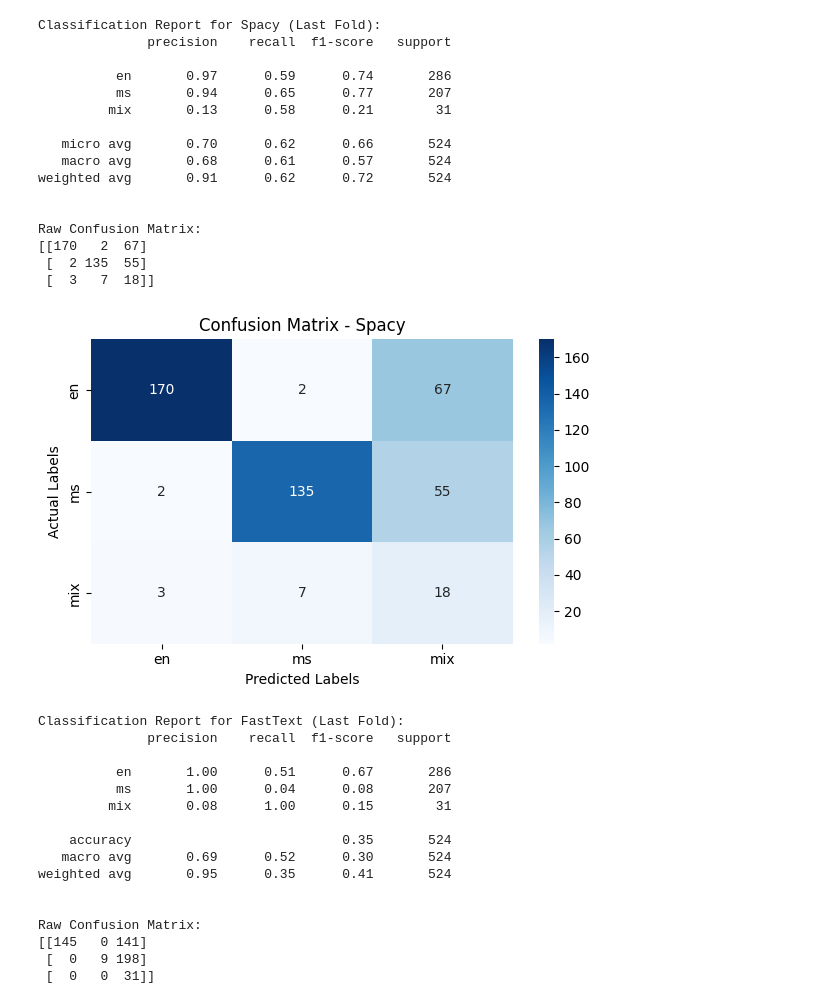
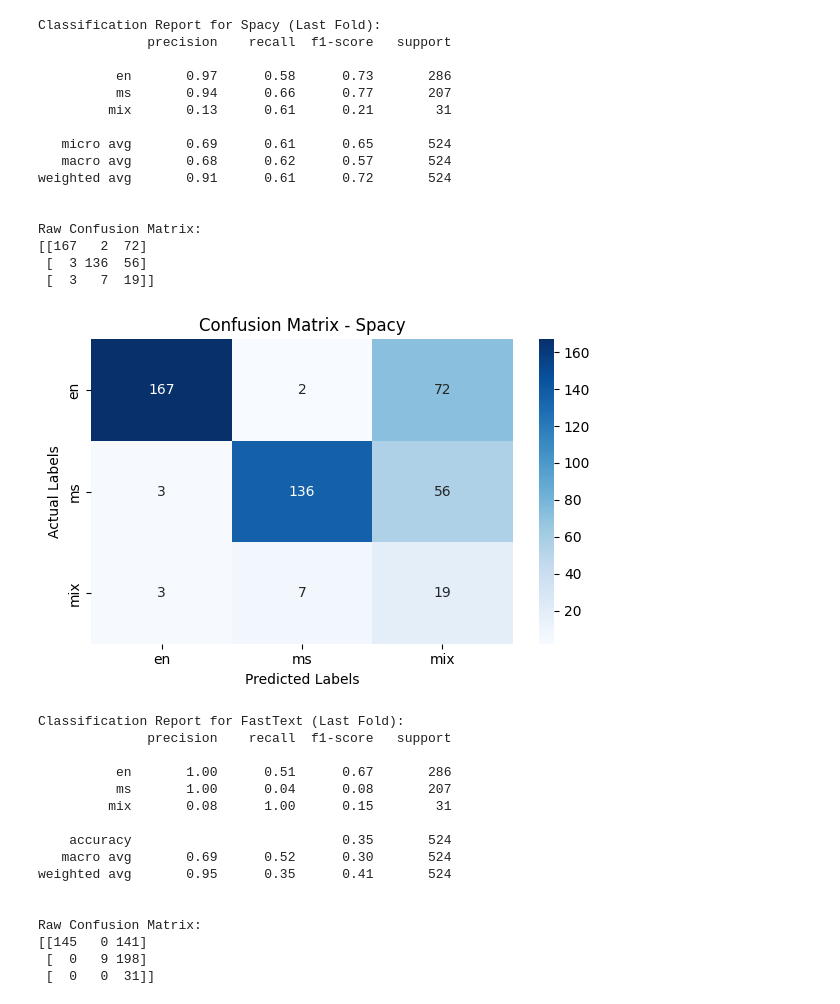
Before and after one commit to amran81/langDetect, a Jupyter notebook: 04_Cross-Fold_Validation.ipynb, the cells around one changed output. Saved outputs shown, nothing was run; the diff lists cells and outputs as text; code cells hidden in the pictures.

```diff
--- a/04_Cross-Fold_Validation.ipynb
+++ b/04_Cross-Fold_Validation.ipynb
@@ -13,11 +13,11 @@ from scipy.stats import ttest_rel
 
 # Load Excel file
 user = getpass.getuser()
-file_name = "SubjectAppsDataset_exp031.xlsx"
+file_name = "SubjectAppsDataset_exp03.xlsx"
 file_path = file_name
 
 xls = pd.ExcelFile(file_path)
-df = pd.read_excel(xls, sheet_name="Sheet1")
+df = pd.read_excel(xls, sheet_name="proposed")
 
 def clean_labels(series):
     return series.astype(str).str.strip().str.lower().replace('id', 'ms')
@@ -169,20 +169,20 @@ Raw Confusion Matrix:
 Classification Report for Spacy (Last Fold):
               precision    recall  f1-score   support
 
-          en       0.97      0.59      0.74       286
-          ms       0.94      0.65      0.77       207
-         mix       0.13      0.58      0.21        31
+          en       0.97      0.58      0.73       286
+          ms       0.94      0.66      0.77       207
+         mix       0.13      0.61      0.21        31
 
-   micro avg       0.70      0.62      0.66       524
-   macro avg       0.68      0.61      0.57       524
-weighted avg       0.91      0.62      0.72       524
+   micro avg       0.69      0.61      0.65       524
+   macro avg       0.68      0.62      0.57       524
+weighted avg       0.91      0.61      0.72       524
 
 
 Raw Confusion Matrix:
-[[170   2  67]
- [  2 135  55]
- [  3   7  18]]
+[[167   2  72]
+ [  3 136  56]
+ [  3   7  19]]
-[figure, old version]
+[figure, new version]
 Classification Report for FastText (Last Fold):
               precision    recall  f1-score   support
 
```
Also changed, not shown: parts of 1 cell of this notebook, 4 other files.
